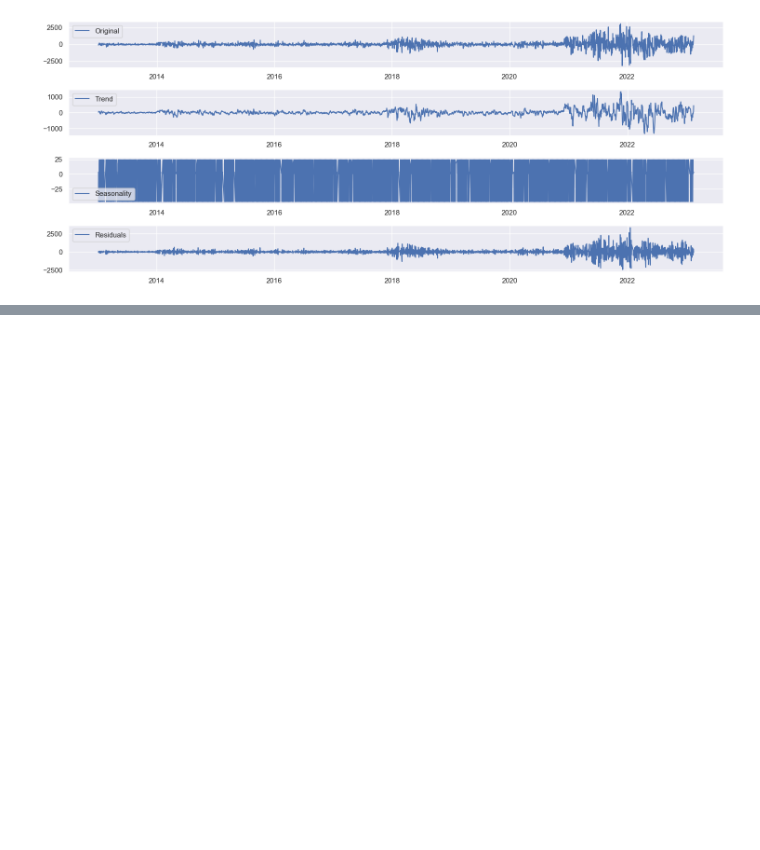
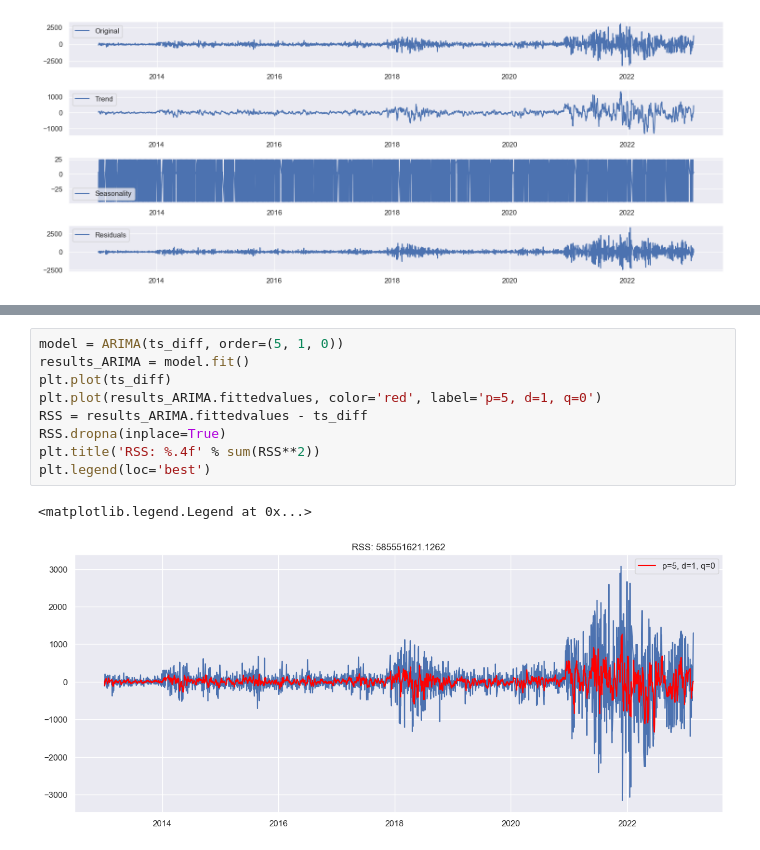
Before and after one commit to khanhtrinh2003/VN30-Strategy, a Jupyter notebook: Research/arima.ipynb, the cells around one changed output, grey strips where cells are left out. Drawn from its saved outputs; the diff is of its cells as text; blank space fills up the shorter version.

```diff
--- a/Research/arima.ipynb
+++ b/Research/arima.ipynb
@@ -79,0 +89,12 @@ plt.tight_layout()
+# %%
+model = ARIMA(ts_diff, order=(5, 1, 0))
+results_ARIMA = model.fit()
+plt.plot(ts_diff)
+plt.plot(results_ARIMA.fittedvalues, color='red', label='p=5, d=1, q=0')
+RSS = results_ARIMA.fittedvalues - ts_diff
+RSS.dropna(inplace=True)
+plt.title('RSS: %.4f' % sum(RSS**2))
+plt.legend(loc='best')
+# %% [output]
+<matplotlib.legend.Legend at 0x...>
+[figure, added]
```
Also changed, not shown: parts of 3 cells of this notebook, 9 other files.
